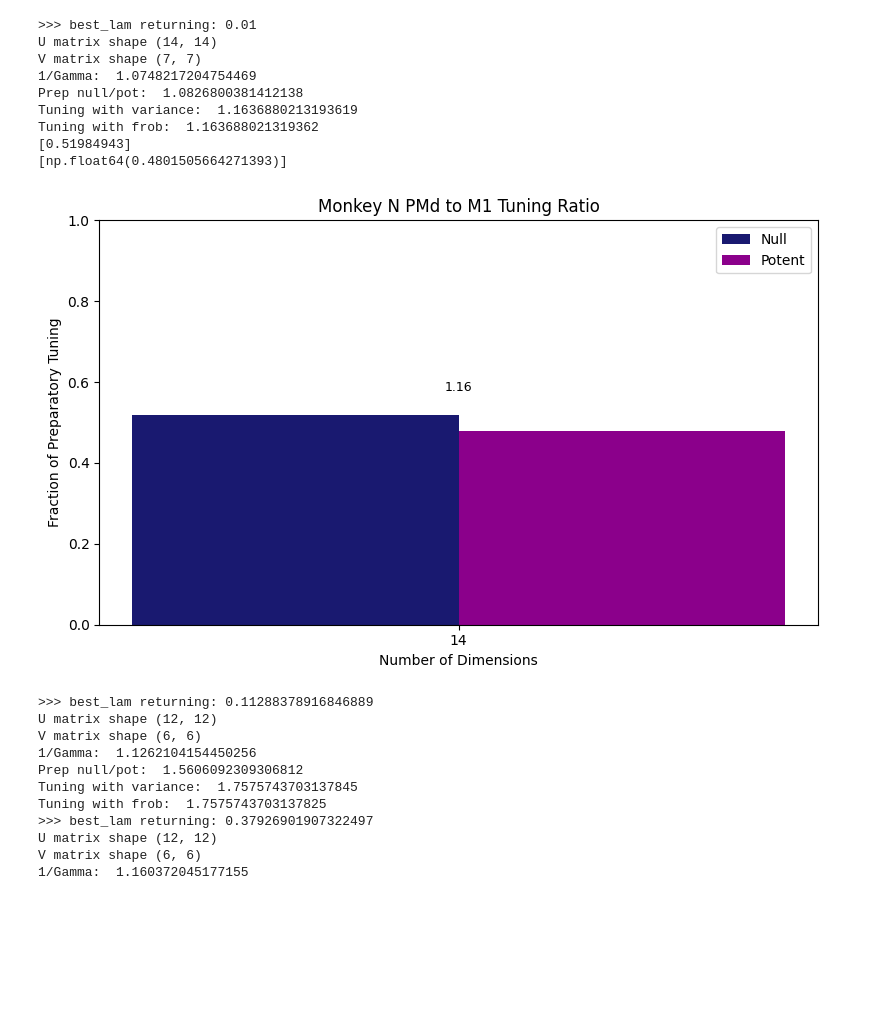
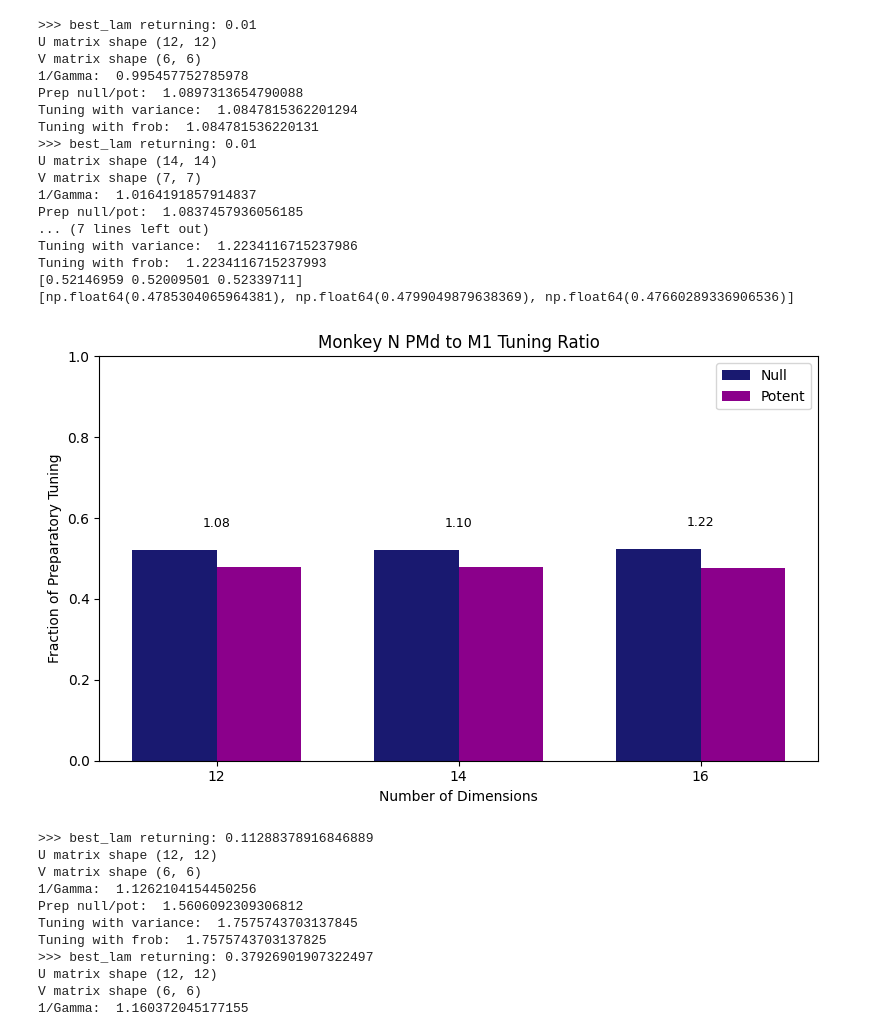
Before and after one commit to kbausen/senior-thesis, a Jupyter notebook: lam.ipynb, the cells around one changed output. Cells and saved outputs as stored; diff of their text form; code cells hidden in the pictures; blank space fills up the shorter version.

Commit message:
fixed loop issue with best_lam

```diff
--- a/lam.ipynb
+++ b/lam.ipynb
@@ -84,17 +84,25 @@ Tuning with frob:  2.342530041029187
 # %%
-dims = np.array([14])
+dims = np.array([12, 14, 16])
 pcar.tuning_mult(N_PMd_tensor, N_M1_tensor, dims, plot = True, rep = 0)
 # %% [output]
+>>> best_lam returning: 0.01
+U matrix shape (12, 12)
+V matrix shape (6, 6)
+1/Gamma:  0.995457752785978
+Prep null/pot:  1.0897313654790088
+Tuning with variance:  1.0847815362201294
+Tuning with frob:  1.084781536220131
 >>> best_lam returning: 0.01
 U matrix shape (14, 14)
 V matrix shape (7, 7)
-1/Gamma:  1.0748217204754469
-Prep null/pot:  1.0826800381412138
-Tuning with variance:  1.1636880213193619
-Tuning with frob:  1.163688021319362
-[0.51984943]
-[np.float64(0.4801505664271393)]
+1/Gamma:  1.0164191857914837
+Prep null/pot:  1.0837457936056185
+... (7 lines left out)
+Tuning with variance:  1.2234116715237986
+Tuning with frob:  1.2234116715237993
+[0.52146959 0.52009501 0.52339711]
+[np.float64(0.4785304065964381), np.float64(0.4799049879638369), np.float64(0.47660289336906536)]
-[figure, old version]
+[figure, new version]
 # %%
 dims = np.array([12,14,16])
 pcar.tuning_mult(J_PMd_tensor, J_M1_tensor, dims, plot = True, rep = 10)
```
Also changed, not shown: parts of 2 cells of this notebook, 3 other files.
